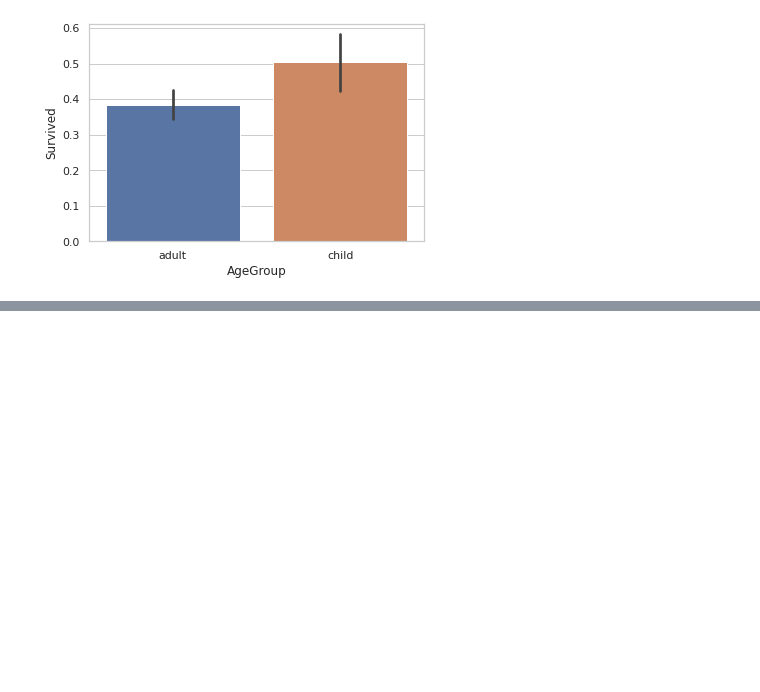
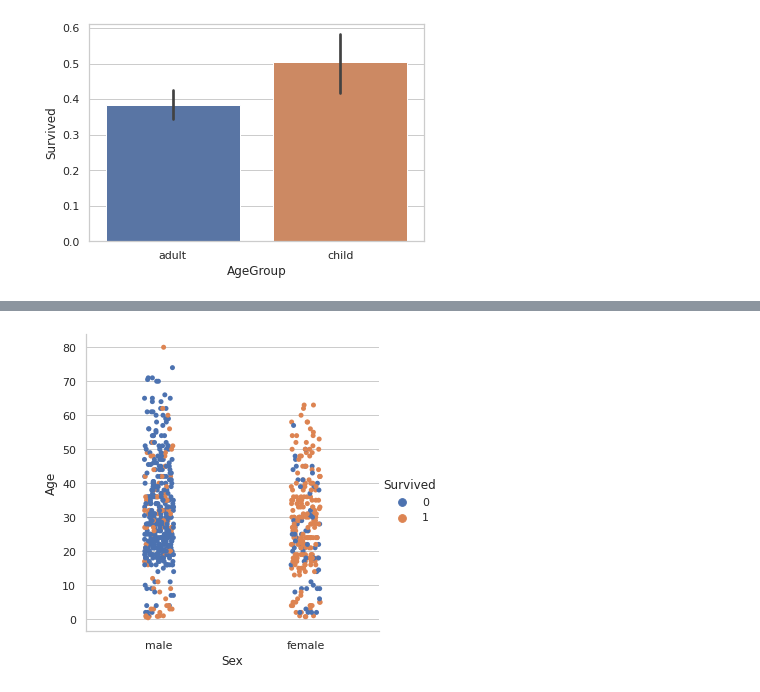
Before and after one commit to saitzaw/data-pipeline-for-ds, a Jupyter notebook: includes/DataExploration.ipynb, the cells around one changed output, grey strips where cells are left out. Saved outputs shown, nothing was run; the diff lists cells and outputs as text; code cells hidden in the pictures; blank space fills up the shorter version.

```diff
--- a/includes/DataExploration.ipynb
+++ b/includes/DataExploration.ipynb
@@ -179,0 +210,4 @@ ax = sns.barplot(x="AgeGroup", y="Survived", data=titanic_df_mod)
+# %%
+ax = sns.catplot(y="Age", x="Sex", hue="Survived", data=titanic_df_mod)
+# %% [output]
+[figure, added]
```
Also changed, not shown: parts of 15 cells of this notebook.
